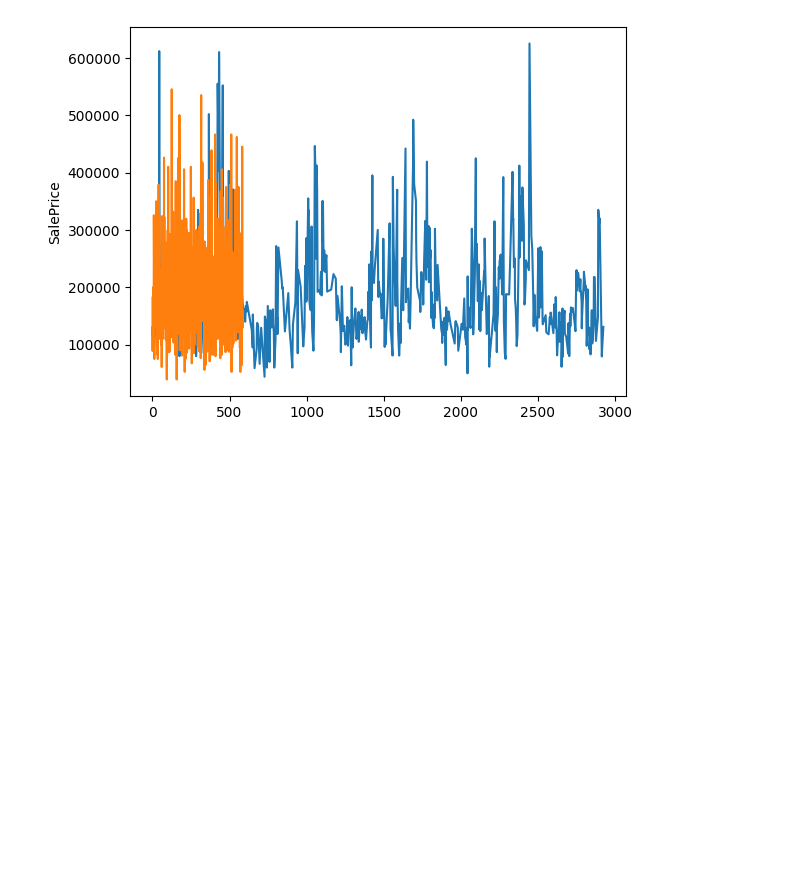
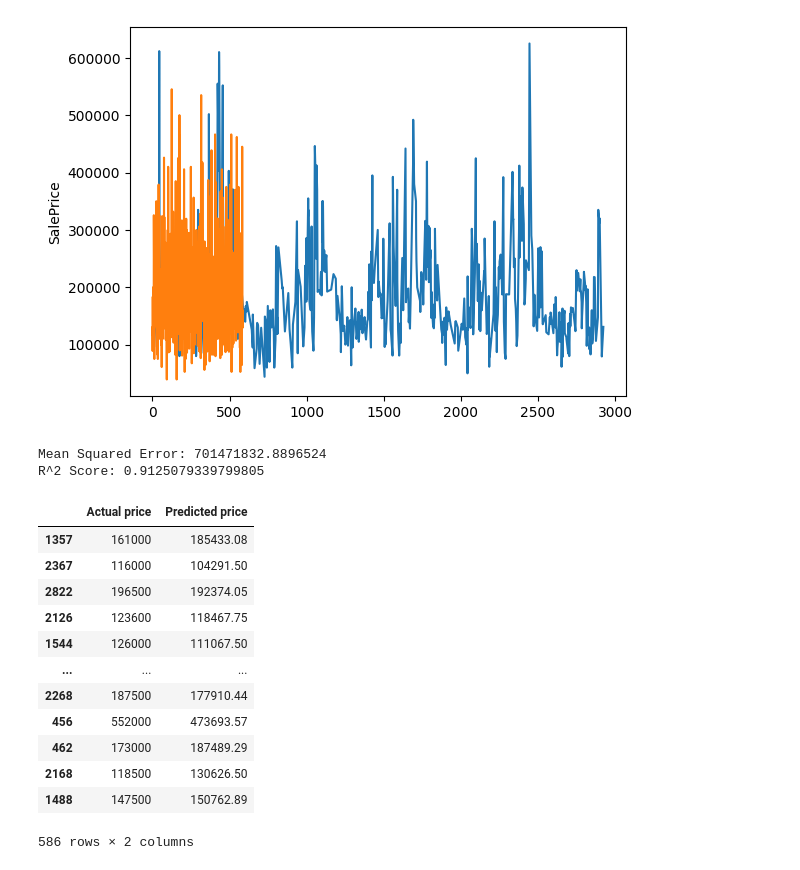
Before and after one commit to dammyjones/House_prediction, a Jupyter notebook: ames_housing.ipynb, the cells around one changed output. Cells and saved outputs as stored; diff of their text form; code cells hidden in the pictures; blank space fills up the shorter version.

Commit message:
Implemented random forest model

```diff
--- a/ames_housing.ipynb
+++ b/ames_housing.ipynb
@@ -235,3 +236,57 @@ Mean Squared Error: 1269065124.7303755
 R^2 Score: 0.8417140582548797
 <Axes: ylabel='SalePrice'>
 [figure]
+# %%
+file_path = 'AmesHousing.csv'
+housing_data = pd.read_csv(file_path)
+
+# Drop uninformative columns
+columns_to_drop = ['Order', 'PID']
+housing_data_cleaned = housing_data.drop(columns=columns_to_drop, errors='ignore')
+
+# Handle missing values
+numeric_columns = housing_data_cleaned.select_dtypes(include=['float64', 'int64']).columns
+categorical_columns = housing_data_cleaned.select_dtypes(include=['object']).columns
+
+# Impute missing values
+housing_data_cleaned[numeric_columns] = housing_data_cleaned[numeric_columns].fillna(housing_data_cleaned[numeric_columns].median())
+housing_data_cleaned[categorical_columns] = housing_data_cleaned[categorical_columns].fillna(housing_data_cleaned[categorical_columns].mode().iloc[0])
+
+# One-hot encode categorical variables
+housing_data_encoded = pd.get_dummies(housing_data_cleaned, columns=categorical_columns, drop_first=True)
+
+# Separate features and target
+X = housing_data_encoded.drop(columns=['SalePrice'], errors='ignore')
+y = housing_data_encoded['SalePrice']
+
+# Train-test split
+X_train, X_test, y_train, y_test = train_test_split(X, y, test_size=0.2, random_state=42)
+
+rf=RandomForestRegressor(random_state=42)
+rf.fit(X_train,y_train)
+y_pred=rf.predict(X_test)
+mse=mean_squared_error(y_test,y_pred)
+r2=r2_score(y_test,y_pred)
+print(f"Mean Squared Error: {mse}")
+print(f"R^2 Score: {r2}")
+
+comparison=pd.DataFrame({
+    'Actual price':y_test,
+    'Predicted price':y_pred})
+comparison
+# %% [output]
+Mean Squared Error: 701471832.8896524
+R^2 Score: 0.9125079339799805
+|  | Actual price | Predicted price |
+| 1357 | 161000 | 185433.08 |
+| 2367 | 116000 | 104291.50 |
+| 2822 | 196500 | 192374.05 |
+| 2126 | 123600 | 118467.75 |
+| 1544 | 126000 | 111067.50 |
+| ... | ... | ... |
+| 2268 | 187500 | 177910.44 |
+| 456 | 552000 | 473693.57 |
+| 462 | 173000 | 187489.29 |
+| 2168 | 118500 | 130626.50 |
+| 1488 | 147500 | 150762.89 |
+586 rows × 2 columns
```
Also changed, not shown: parts of 2 cells of this notebook.
